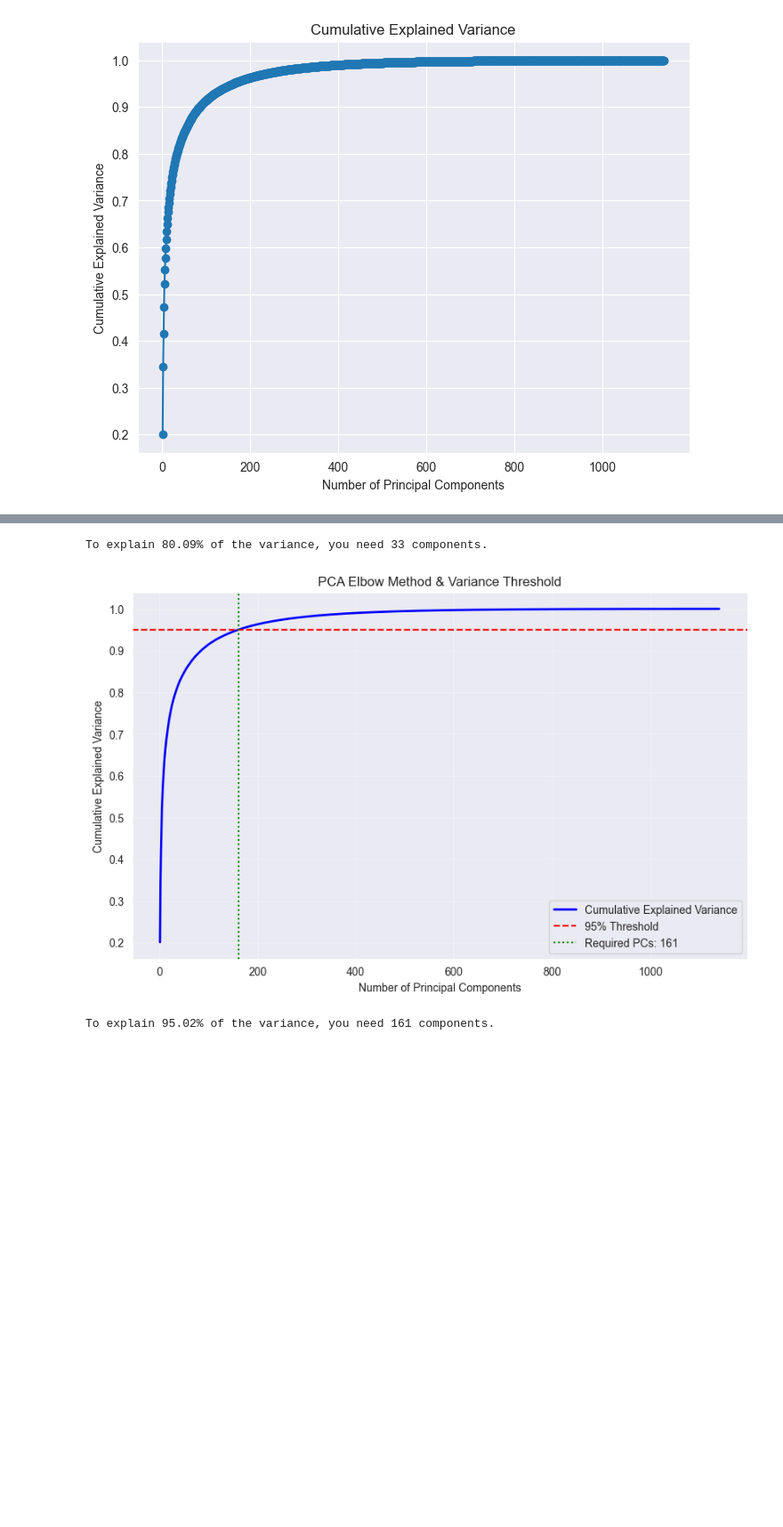
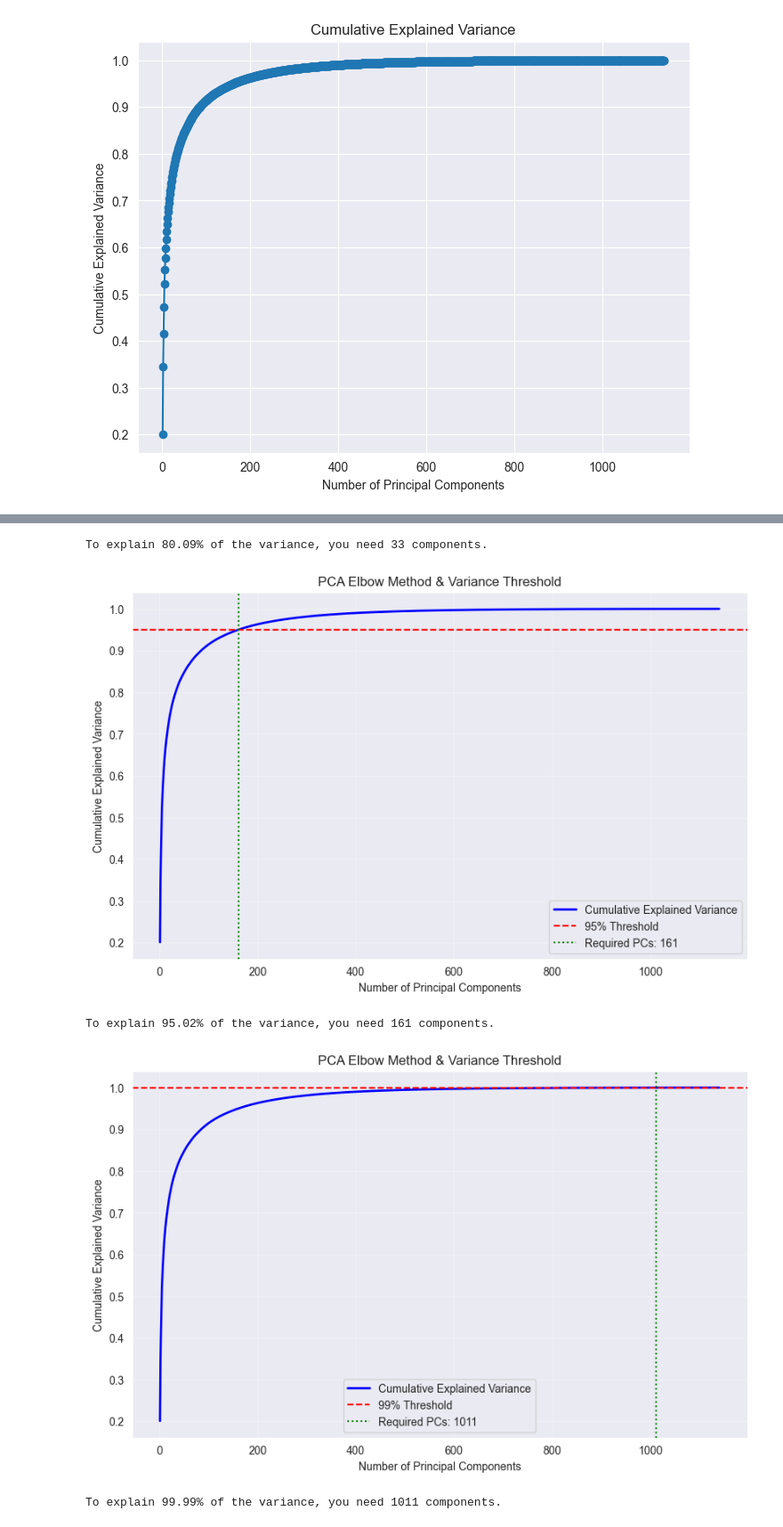
Before and after one commit to 304125/MAL1_S26, a Jupyter notebook: 10_Dimensionality_Reduction/PCA.ipynb, the cells around one changed output, grey strips where cells are left out. Shown at 89% size. Saved outputs shown, nothing was run; the diff lists cells and outputs as text; code cells hidden in the pictures; blank space fills up the shorter version.

```diff
--- a/10_Dimensionality_Reduction/PCA.ipynb
+++ b/10_Dimensionality_Reduction/PCA.ipynb
@@ -227,30 +231,33 @@ def find_pca_thresholds(X_data, threshold=0.80):
     plt.figure(figsize=(10, 6))
     plt.plot(range(1, len(cumulative_variance) + 1), cumulative_variance,
              color='blue', lw=2, label='Cumulative Explained Variance')
 
     # Add a horizontal line for the threshold
     plt.axhline(y=threshold, color='r', linestyle='--',
                 label=f'{int(threshold*100)}% Threshold')
 
     # Add a vertical line for the resulting n_components
     plt.axvline(x=n_components_threshold, color='g', linestyle=':',
                 label=f'Required PCs: {n_components_threshold}')
 
     plt.title('PCA Elbow Method & Variance Threshold')
     plt.xlabel('Number of Principal Components')
     plt.ylabel('Cumulative Explained Variance')
     plt.legend(loc='best')
     plt.grid(True, alpha=0.3)
     plt.show()
 
     print(f"To explain {variance_at_threshold:.2%} of the variance, you need {n_components_threshold} components.")
     return n_components_threshold
 
 # Execute
 n_80 = find_pca_thresholds(X, threshold=0.80)
 n_95 = find_pca_thresholds(X, threshold=0.95)
+n_100 = find_pca_thresholds(X, threshold=0.9999)  # Using 99.99% to approximate 100%
 # %% [output]
 [figure]
 To explain 80.09% of the variance, you need 33 components.
 [figure]
 To explain 95.02% of the variance, you need 161 components.
+[figure, added]
+To explain 99.99% of the variance, you need 1011 components.
```
Also changed, not shown: parts of 2 cells of this notebook.
